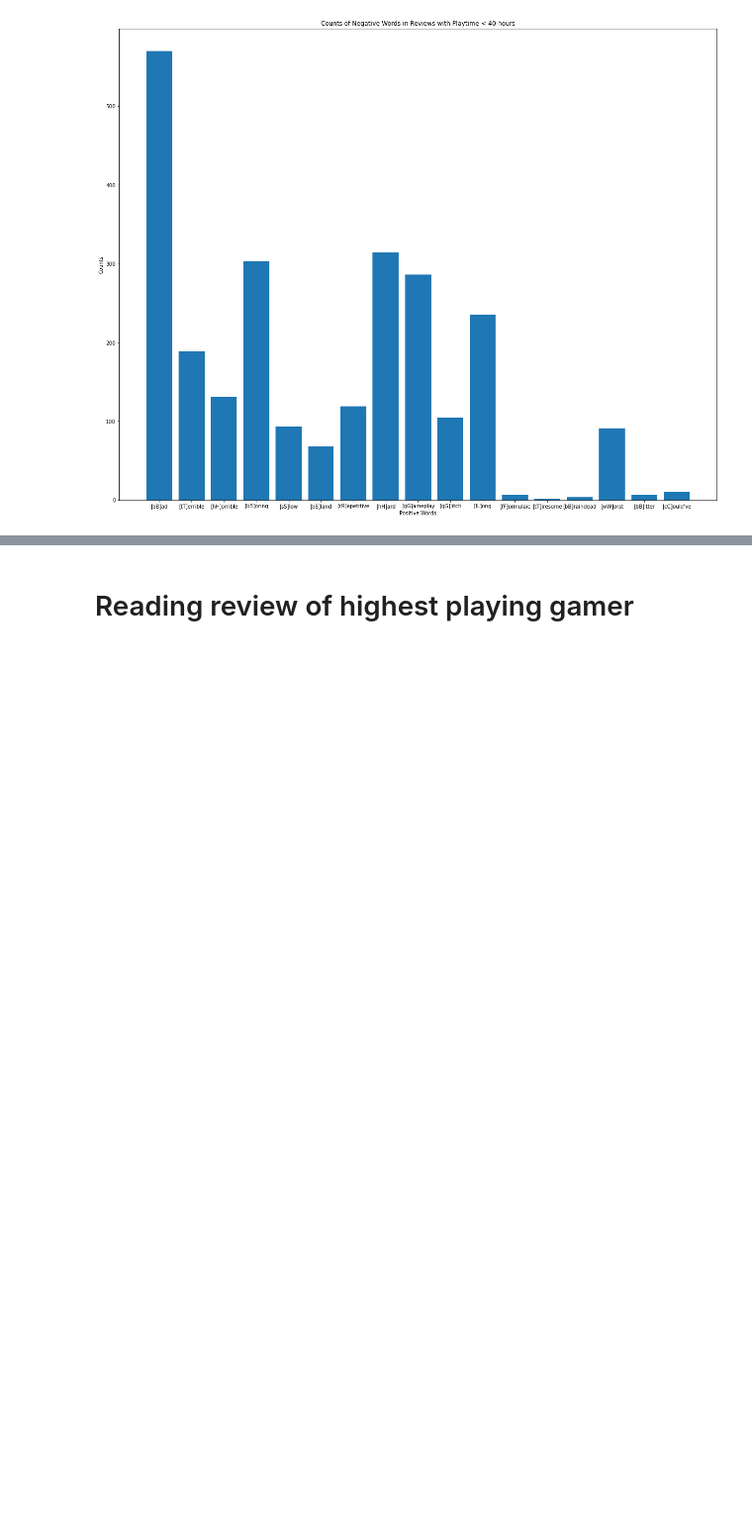
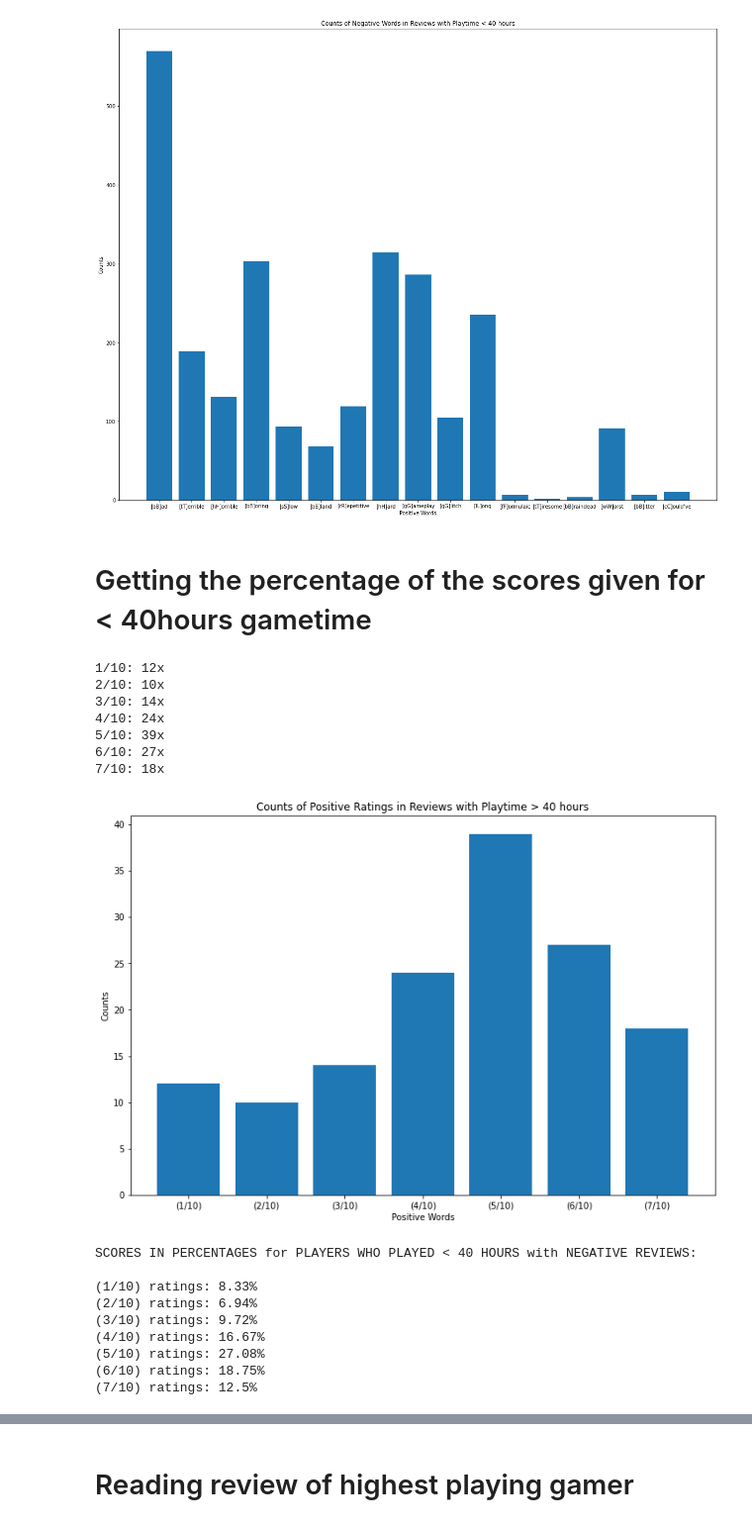
Before and after one commit to daviddolce/hogwarts, a Jupyter notebook: hogwarts_legacy.ipynb, the cells around one changed output, grey strips where cells are left out. Shown at 99% size. Cells and saved outputs as stored; diff of their text form; code cells hidden in the pictures; blank space fills up the shorter version.

```diff
--- a/hogwarts_legacy.ipynb
+++ b/hogwarts_legacy.ipynb
@@ -197,0 +277,8 @@ plt.show()
+# %%
+
+print(f"SCORES IN PERCENTAGES for PLAYERS WHO PLAYED > 40 HOURS with POSITIVE REVIEWS:\n")
+
+df_pos_ratings_highest['Counts'] = df_pos_ratings_highest['Counts'].astype(int)
+
+for i in range(0,len(df_pos_ratings_highest['Counts'])):
+    print(f"{df_pos_ratings_highest['Ratings'][i]} ratings: {round(df_pos_ratings_highest['Counts'][i] / df_pos_ratings_highest['Counts'].sum() *100,2)}%")
@@ -197,0 +294,7 @@ plt.show()
+# %%
+print(f"SCORES IN PERCENTAGES for PLAYERS WHO PLAYED < 40 HOURS with POSITIVE REVIEWS:\n")
+
+df_pos_ratings_lowest['Counts'] = df_pos_ratings_lowest['Counts'].astype(int)
+
+for i in range(0,len(df_pos_ratings_lowest['Counts'])):
+    print(f"{df_pos_ratings_lowest['Ratings'][i]} ratings: {round(df_pos_ratings_lowest['Counts'][i] / df_pos_ratings_lowest['Counts'].sum() *100,2)}%")
@@ -280,3 +396,64 @@ plt.title('Counts of Negative Words in Reviews with Playtime < 40 hours')
 plt.show()
 # %% [output]
 [figure]
+# %% [markdown]
+# Getting the percentage of the scores given for < 40hours gametime
+# %%
+list_neg_rating_lowest= ["1/10", "2/10", "3/10", "4/10", "5/10", "6/10", "7/10" ]
+
+for exe_x in list_neg_rating_lowest:
+
+    reg_x =  r'({})'.format(exe_x)
+    matches_x_ratings_low = neg_rev_lowest_hours['Review'].str.findall(reg_x).sum()
+    print(f"{matches_x_ratings_low[0]}: {len(matches_x_ratings_low)}x")
+
+matches_x_ratings_neg_low_dict = {"Ratings":[], "Counts": []}
+
+for e in list_neg_rating_lowest:
+    re = r'({})'.format(e)
+    match = neg_rev_lowest_hours['Review'].str.findall(re).sum()
+    matches_x_ratings_neg_low_dict['Ratings'].append(re)
+    matches_x_ratings_neg_low_dict['Counts'].append(len(match))
+
+df_neg_ratings_lowest = pd.DataFrame( matches_x_ratings_neg_low_dict)
+
+# set the figure size
+plt.figure(figsize=(12, 8))
+
+# create a bar plot of the counts
+plt.bar(df_neg_ratings_lowest['Ratings'], df_neg_ratings_lowest['Counts'])
+
+# add labels and title
+plt.xlabel('Positive Words')
+plt.ylabel('Counts')
+plt.title('Counts of Positive Ratings in Reviews with Playtime > 40 hours')
+
+# display the plot
+plt.show()
+
+
+print(f"SCORES IN PERCENTAGES for PLAYERS WHO PLAYED < 40 HOURS with NEGATIVE REVIEWS:\n")
+
+df_neg_ratings_lowest['Counts'] = df_neg_ratings_lowest['Counts'].astype(int)
+
+
+for i in range(0,len(df_neg_ratings_lowest['Counts'])):
+    print(f"{df_neg_ratings_lowest['Ratings'][i]} ratings: {round(df_neg_ratings_lowest['Counts'][i] / df_neg_ratings_lowest['Counts'].sum() *100,2)}%")
+# %% [output]
+1/10: 12x
+2/10: 10x
+3/10: 14x
+4/10: 24x
+5/10: 39x
+6/10: 27x
+7/10: 18x
+[figure, added]
+SCORES IN PERCENTAGES for PLAYERS WHO PLAYED < 40 HOURS with NEGATIVE REVIEWS:
+
+(1/10) ratings: 8.33%
+(2/10) ratings: 6.94%
+(3/10) ratings: 9.72%
+(4/10) ratings: 16.67%
+(5/10) ratings: 27.08%
+(6/10) ratings: 18.75%
+(7/10) ratings: 12.5%
```
Also changed, not shown: parts of 11 cells of this notebook.
